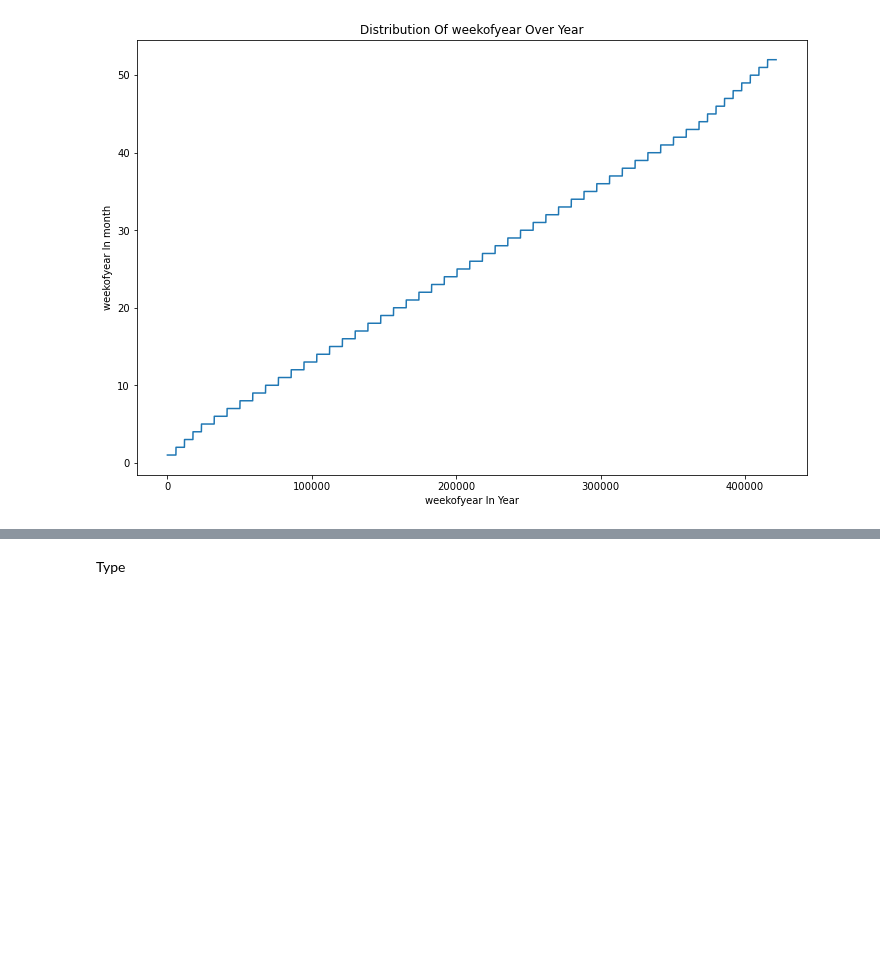
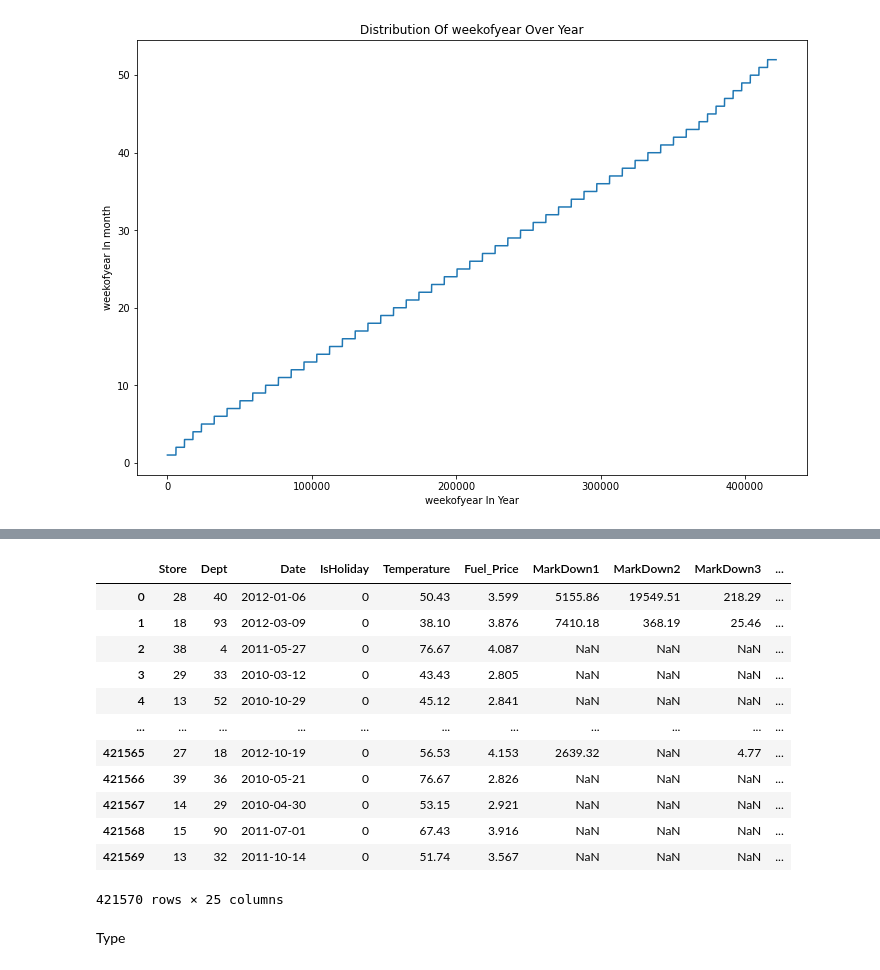
Before and after one commit to tmxkqotnl/project_mini_machine_learning_team_two, a Jupyter notebook: main.ipynb, the cells around one changed output, grey strips where cells are left out. Cells and saved outputs as stored; diff of their text form; code cells hidden in the pictures; blank space fills up the shorter version.

```diff
--- a/main.ipynb
+++ b/main.ipynb
@@ -276,3 +277,20 @@ for y,i in zip(year,axe):
+# %%
+df = pd.concat([df,data_sin_cos],axis=1)
+df
+# %% [output]
+|  | Store | Dept | Date | IsHoliday | Temperature | Fuel_Price | MarkDown1 | MarkDown2 | MarkDown3 | ... |
+| 0 | 28 | 40 | 2012-01-06 | 0 | 50.43 | 3.599 | 5155.86 | 19549.51 | 218.29 | ... |
+| 1 | 18 | 93 | 2012-03-09 | 0 | 38.10 | 3.876 | 7410.18 | 368.19 | 25.46 | ... |
+| 2 | 38 | 4 | 2011-05-27 | 0 | 76.67 | 4.087 | NaN | NaN | NaN | ... |
+| 3 | 29 | 33 | 2010-03-12 | 0 | 43.43 | 2.805 | NaN | NaN | NaN | ... |
+| 4 | 13 | 52 | 2010-10-29 | 0 | 45.12 | 2.841 | NaN | NaN | NaN | ... |
+| ... | ... | ... | ... | ... | ... | ... | ... | ... | ... | ... |
+| 421565 | 27 | 18 | 2012-10-19 | 0 | 56.53 | 4.153 | 2639.32 | NaN | 4.77 | ... |
+| 421566 | 39 | 36 | 2010-05-21 | 0 | 76.67 | 2.826 | NaN | NaN | NaN | ... |
+| 421567 | 14 | 29 | 2010-04-30 | 0 | 53.15 | 2.921 | NaN | NaN | NaN | ... |
+| 421568 | 15 | 90 | 2011-07-01 | 0 | 67.43 | 3.916 | NaN | NaN | NaN | ... |
+| 421569 | 13 | 32 | 2011-10-14 | 0 | 51.74 | 3.567 | NaN | NaN | NaN | ... |
+421570 rows × 25 columns
 # %% [markdown]
 Type
 # %%
```
Also changed, not shown: parts of 10 cells of this notebook.
